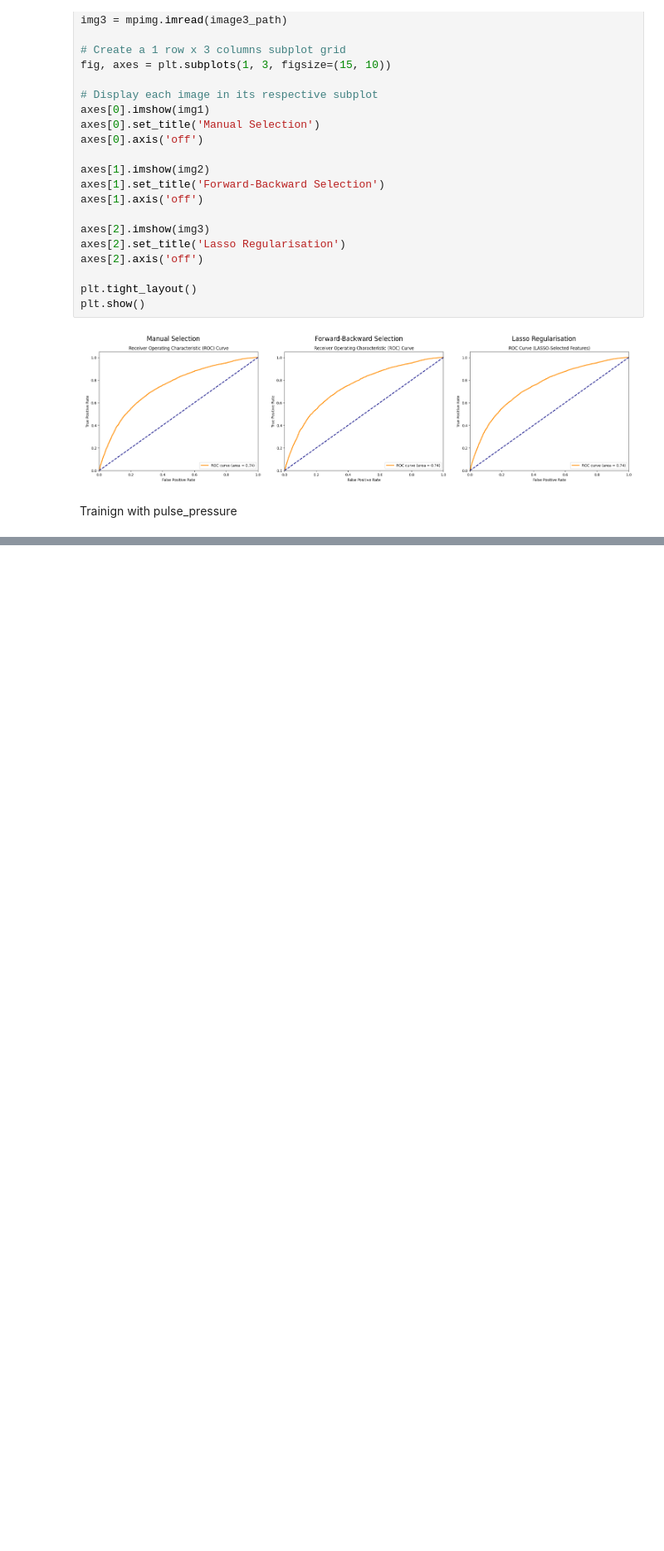
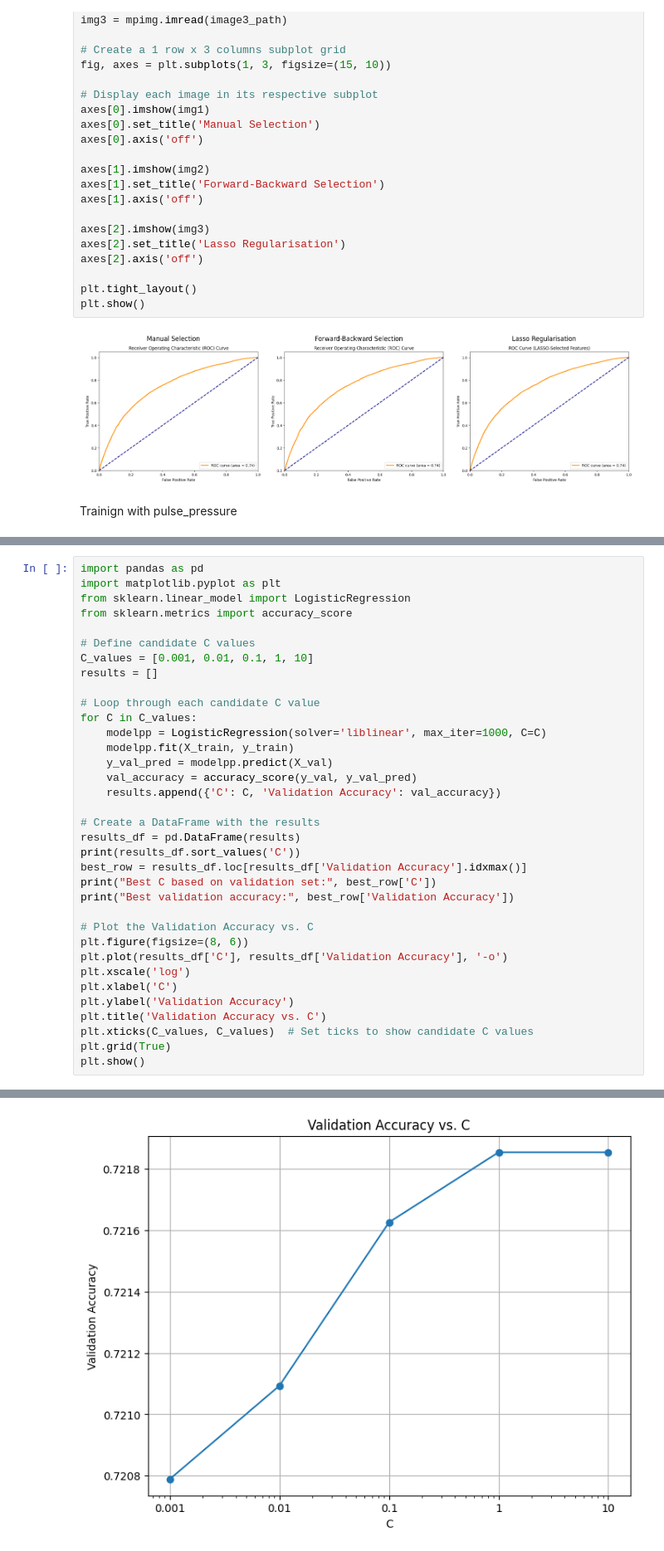
Before and after one commit to Timothyng28/Cardio-Prediction-Model, a Jupyter notebook: model.ipynb, the cells around one changed output, grey strips where cells are left out. Shown: that part at 83% size. Saved outputs shown, nothing was run; the diff lists cells and outputs as text; blank space fills up the shorter version.

```diff
--- a/model.ipynb
+++ b/model.ipynb
@@ -857,0 +956,36 @@ dtype: float64
+# %%
+import pandas as pd
+import matplotlib.pyplot as plt
+from sklearn.linear_model import LogisticRegression
+from sklearn.metrics import accuracy_score
+
+# Define candidate C values
+C_values = [0.001, 0.01, 0.1, 1, 10]
+results = []
+
+# Loop through each candidate C value
+for C in C_values:
+    modelpp = LogisticRegression(solver='liblinear', max_iter=1000, C=C)
+    modelpp.fit(X_train, y_train)
+    y_val_pred = modelpp.predict(X_val)
+    val_accuracy = accuracy_score(y_val, y_val_pred)
+    results.append({'C': C, 'Validation Accuracy': val_accuracy})
+
+# Create a DataFrame with the results
+results_df = pd.DataFrame(results)
+print(results_df.sort_values('C'))
+best_row = results_df.loc[results_df['Validation Accuracy'].idxmax()]
+print("Best C based on validation set:", best_row['C'])
+print("Best validation accuracy:", best_row['Validation Accuracy'])
+
+# Plot the Validation Accuracy vs. C
+plt.figure(figsize=(8, 6))
+plt.plot(results_df['C'], results_df['Validation Accuracy'], '-o')
+plt.xscale('log')
+plt.xlabel('C')
+plt.ylabel('Validation Accuracy')
+plt.title('Validation Accuracy vs. C')
+plt.xticks(C_values, C_values)  # Set ticks to show candidate C values
+plt.grid(True)
+plt.show()
+# %% [output]
@@ -857,0 +1000 @@ dtype: float64
+[figure, added]
```
Also changed, not shown: parts of 15 cells of this notebook.
